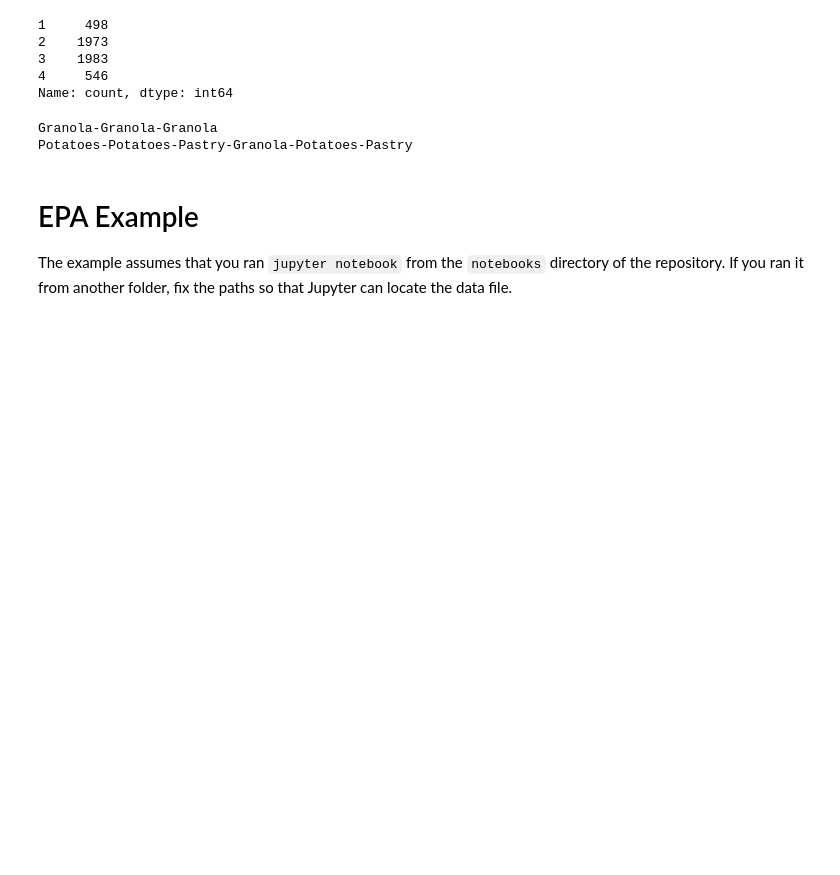
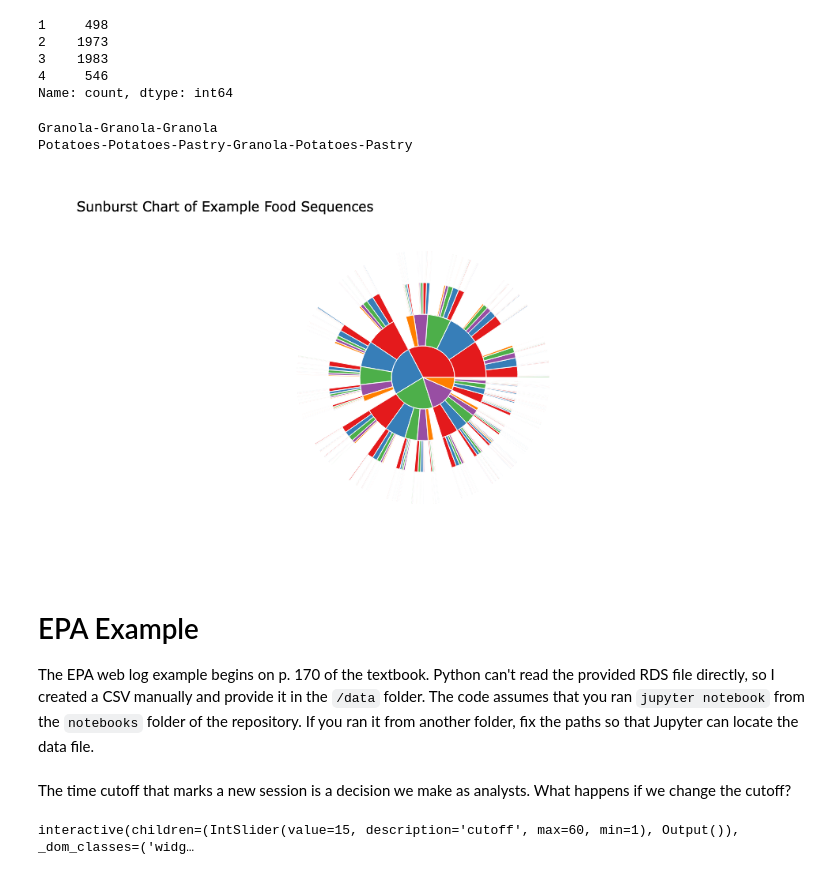
Before and after one commit to libbyh/si313, a Jupyter notebook: notebooks/sunburst_diagram.ipynb, the cells around one changed output. Drawn from its saved outputs; the diff is of its cells as text; code cells hidden in the pictures; blank space fills up the shorter version.

Commit message:
Improves sunburst_diagram.ipynb

```diff
--- a/notebooks/sunburst_diagram.ipynb
+++ b/notebooks/sunburst_diagram.ipynb
@@ -83,25 +85,35 @@ def build_buffet_sunburst_data(df):
 sunburst_df = build_buffet_sunburst_data(events_freq)
 # %%
 # Create the sunburst figure
-fig = go.Figure(go.Sunburst(
+buffet_fig = go.Figure(go.Sunburst(
     ids=sunburst_df['id'],
     labels=sunburst_df['label'],
     parents=sunburst_df['parent'],
     values=sunburst_df['value'],
     marker_colors=sunburst_df['color'], # Use the new color column
     insidetextorientation='radial',
     domain={'x': [0, 1], 'y': [0, 1]}
 ))
 
-fig.update_layout(
+buffet_fig.update_layout(
+    autosize=False,
+    height=500,
+    width=500,
     title_text='Sunburst Chart of Example Food Sequences',
-    uniformtext=dict(minsize=12, mode='hide')
+    font=dict(
+        color="black"
+    ),
+    uniformtext=dict(minsize=12, mode='hide'),
+    paper_bgcolor="White"
 )
 
-fig.show()
+buffet_fig.show()
+# %% [output]
+[figure, added]
 # %% [markdown]
 # EPA Example
-The example assumes that you ran `jupyter notebook` from the `notebooks` directory of the repository. If you ran it from another folder, fix the paths so that Jupyter can locate the data file.
+
+The EPA web log example begins on p. 170 of the textbook. Python can't read the provided RDS file directly, so I created a CSV manually and provide it in the `/data` folder. The code assumes that you ran `jupyter notebook` from the `notebooks` folder of the repository. If you ran it from another folder, fix the paths so that Jupyter can locate the data file.
 # %%
 # Load the web log data from the CSV file
 epa_df = pd.read_csv('../data/epa_log.csv')
@@ -128,0 +134,37 @@ def create_sequence(pages):
+# %% [markdown]
+The time cutoff that marks a new session is a decision we make as analysts. What happens if we change the cutoff?
+# %%
+def analyze_sessions(cutoff):
+    """
+    Analyzes and prints session statistics for a given time cutoff.
+    """
+    # Make a copy of the DataFrame to avoid permanent changes
+    epa_ordered_temp = epa_ordered.copy()
+
+    # Recalculate 'new_session' based on the interactive cutoff value
+    epa_ordered_temp['new_session'] = (epa_ordered_temp['host'] != epa_ordered_temp['host'].shift(1)) | \
+                                     (epa_ordered_temp['time_diff'] >= cutoff)
+
+    # Ensure the first row is always a new session
+    epa_ordered_temp.loc[0, 'new_session'] = True
+
+    # Recalculate 'session' using cumsum
+    epa_ordered_temp['session'] = epa_ordered_temp['new_session'].cumsum()
+
+    # Count the total number of unique sessions
+    total_sessions = epa_ordered_temp['session'].nunique()
+
+    # Calculate pages per session
+    pages_per_session = epa_ordered_temp.groupby('session').size()
+    avg_pages = pages_per_session.mean()
+
+    # Print the results
+    print(f"When session_time_cutoff = {cutoff} minutes:")
+    print(f"- Total number of sessions: {total_sessions}")
+    print(f"- Average pages per session: {avg_pages:.2f}")
+
+# Create an interactive slider that calls the analyze_sessions function
+# The slider ranges from 1 to 60 minutes in steps of 1, with a default value of 15
+interact(analyze_sessions, cutoff=widgets.IntSlider(min=1, max=60, step=1, value=15));
+# %% [output]
+interactive(children=(IntSlider(value=15, description='cutoff', max=60, min=1), Output()), _dom_classes=('widg…
```
Also changed, not shown: parts of 9 cells of this notebook.
